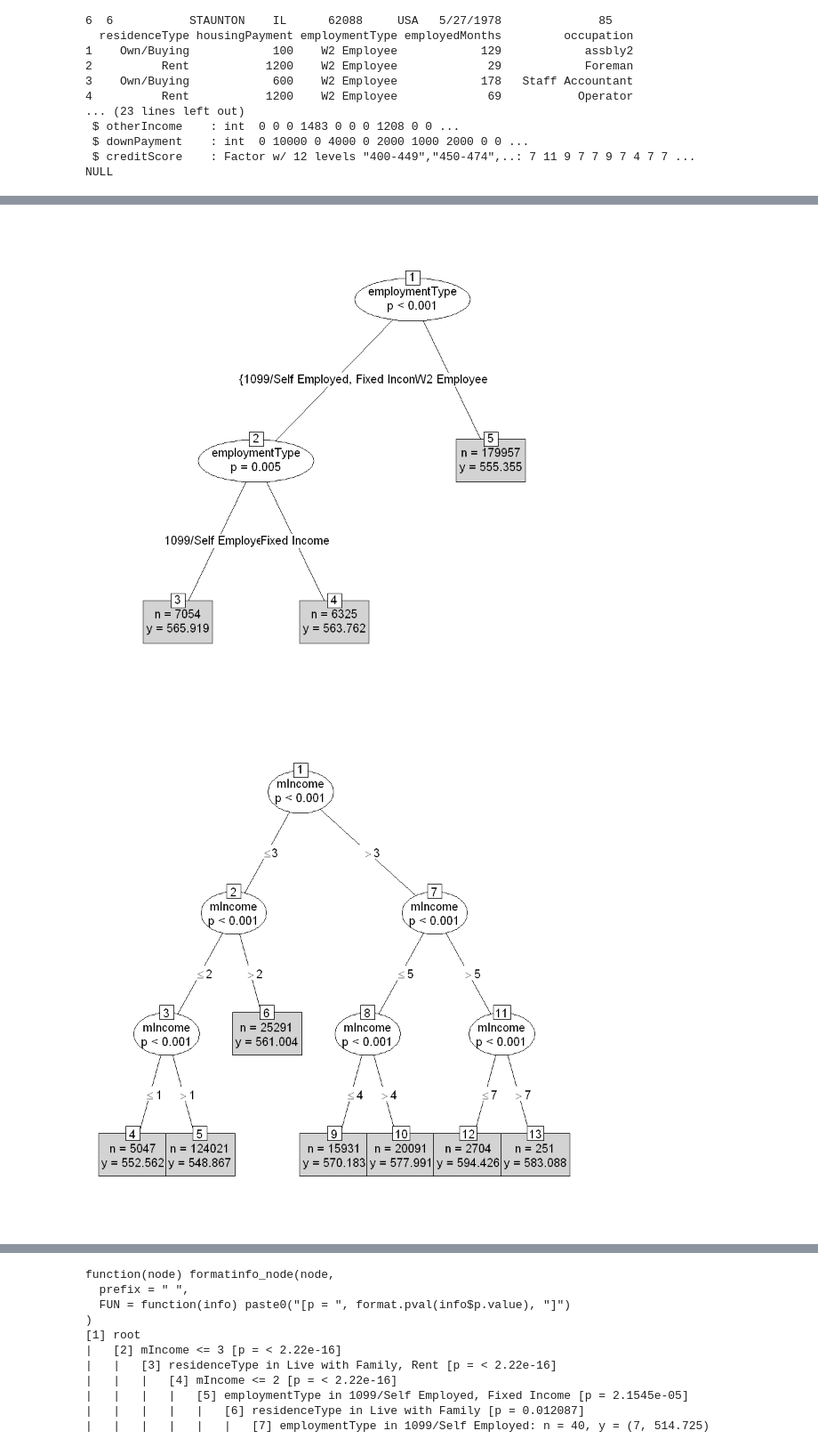
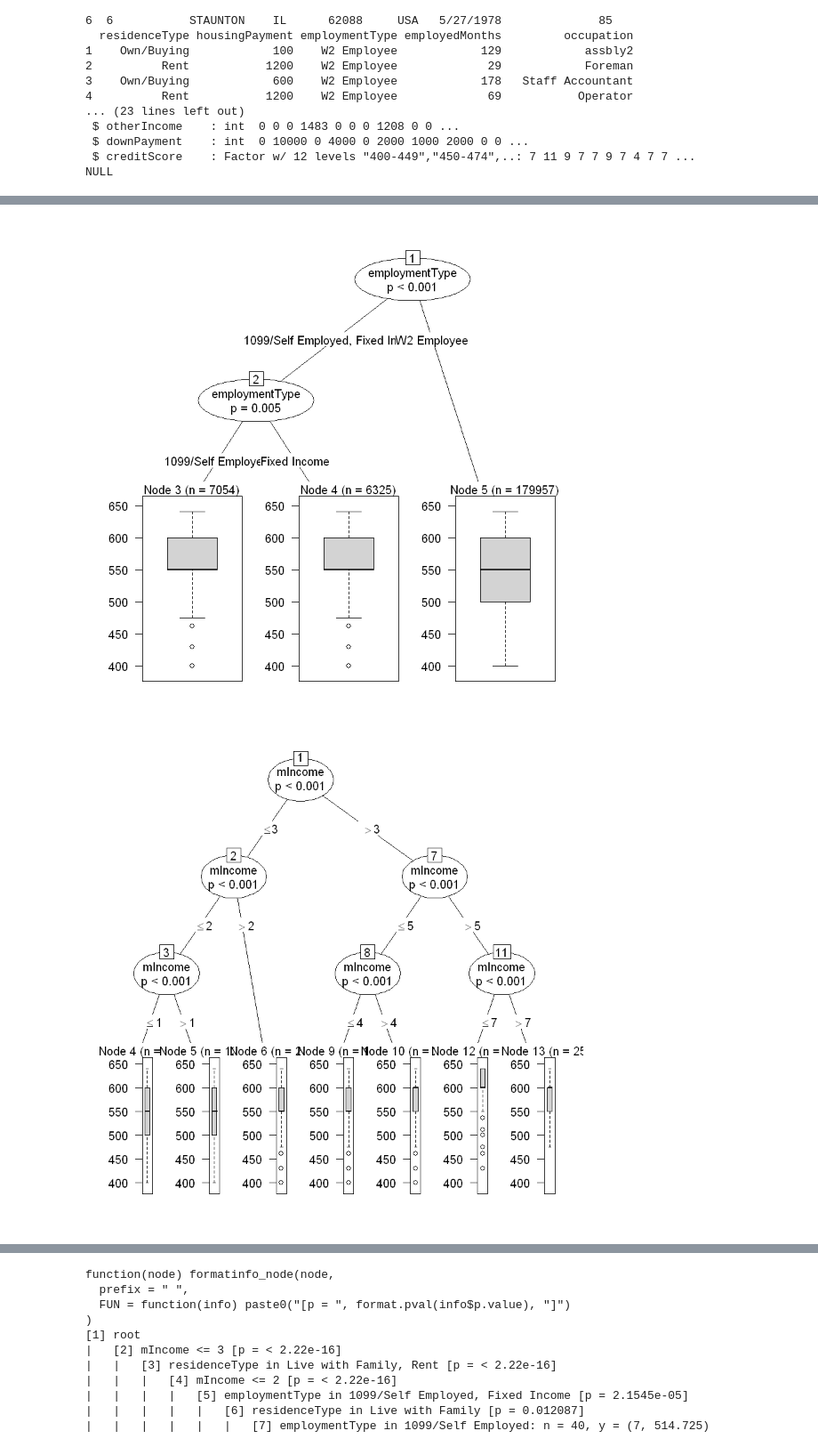
Before and after one commit to gpavankumar1974/Rprogram, a Jupyter notebook: Credit Score Prediction.ipynb, the cells around one changed output, grey strips where cells are left out. Shown at 89% size. Saved outputs shown, nothing was run; the diff lists cells and outputs as text; code cells hidden in the pictures.

```diff
--- a/Credit Score Prediction.ipynb
+++ b/Credit Score Prediction.ipynb
@@ -1,9 +1,9 @@
 # %%
 #Credit score final
 library(readr)
-analysis.anova <- read.csv("C:/Users/radha/Desktop/KaranExcel/Analyst Case Study AutoFinance.csv", sep=",", header = TRUE)
-print(head(analysis.anova))
-print(str(analysis.anova))
+dataLoad <- read.csv("C:/Users/radha/Desktop/KaranExcel/Analyst Case Study AutoFinance.csv", sep=",", header = TRUE)
+print(head(dataLoad))
+print(str(dataLoad))
 # %% [output]
   id               city state postalCode country dateOfBirth monthsAtAddress
 1  1         NEW ALBANY    IN      47150     USA   8/18/1982              26
@@ -25,14 +25,12 @@ NULL
 # %%
 library(eeptools)
 #print(analysis.anova$dateOfBirth)
-x <- as.Date(analysis.anova$dateOfBirth, , format="%m/%d/%Y")
-yourdata.age <- floor(age_calc(x, units = "years"))
+x <- as.Date(dataLoad$dateOfBirth, , format="%m/%d/%Y")
+ageofPerson <- floor(age_calc(x, units = "years"))
+newdata <- cbind(dataLoad,ageofPerson)
 
-
-newdata <- cbind(analysis.anova,yourdata.age)
-
-ndyears  <- floor(newdata$employedMonths/12)
-newdata2 <- cbind(newdata,ndyears)
+ExperienceYears  <- floor(newdata$employedMonths/12)
+newdata2 <- cbind(newdata,ExperienceYears)
 
 print(head(newdata2))
 # %% [output]
@@ -147,19 +134,19 @@ library(party)
   cscoreType2 ~ employmentType,
   data = newdata5)
 
-plot(output.tree,type="simple")
+plot(output.tree)
 # %% [output]
-[figure, old version]
+[figure, new version]
 # %%
 library(party)
 # Create the tree.
   output.tree <- ctree(
   cscoreType2 ~ mIncome,
   data = newdata5)
 
-plot(output.tree,type="simple")
+plot(output.tree)
 # %% [output]
-[figure, old version]
+[figure, new version]
 # %%
 library(party)
 # Create the tree.
```
Also changed, not shown: parts of 7 cells of this notebook.
